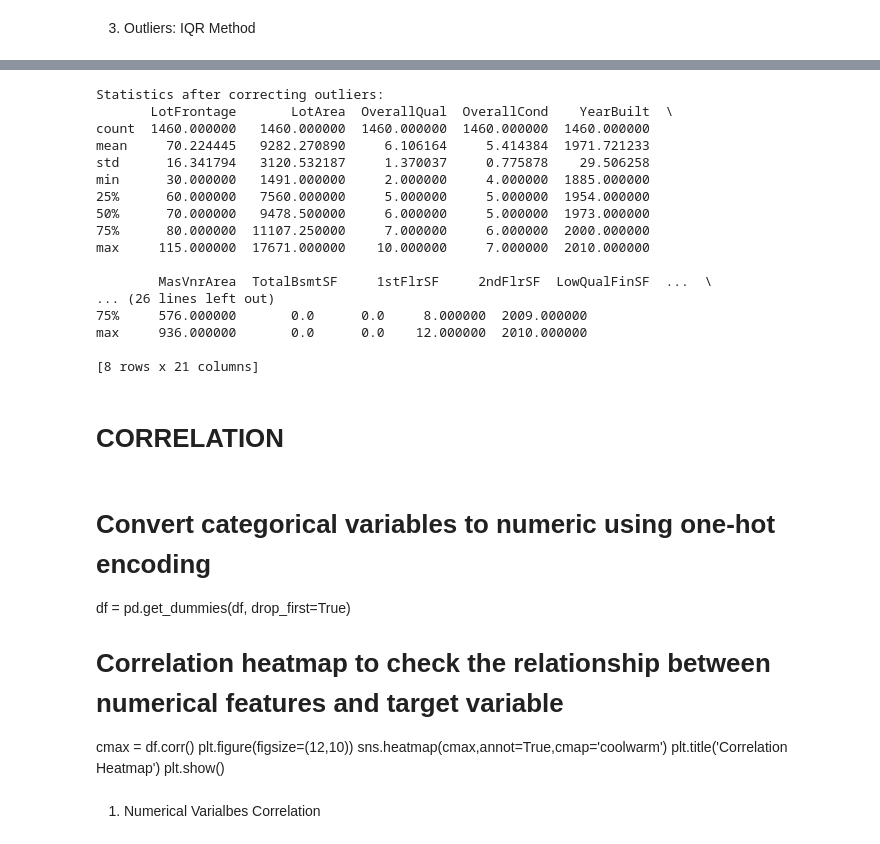
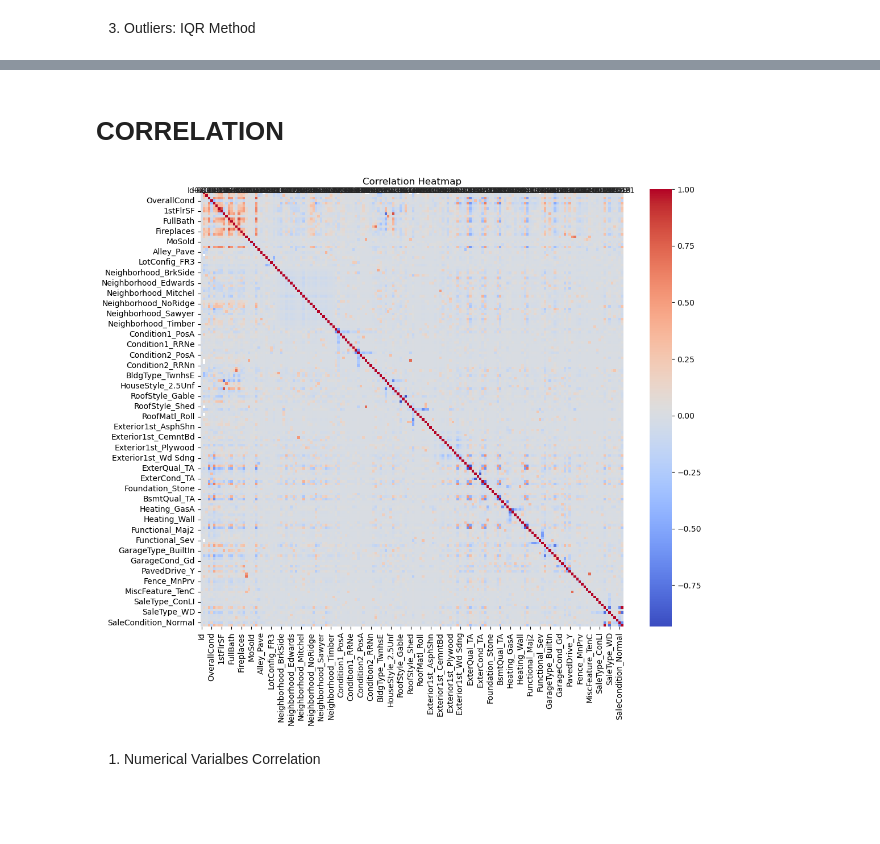
Before and after one commit to jparep/house-price-prediction, a Jupyter notebook: notebooks/house_price.ipynb, the cells around one changed output, grey strips where cells are left out. Drawn from its saved outputs; the diff is of its cells as text; code cells hidden in the pictures; blank space fills up the shorter version.

```diff
--- a/notebooks/house_price.ipynb
+++ b/notebooks/house_price.ipynb
@@ -355,46 +250,16 @@ plt.show()
-# %%
-# Additionally, you may want to remove or correct outliers depending on your analysis goals
-# For example, you can replace outliers with the median value of the respective columns
-X_transformed_df_corrected = df_X_trans.copy()
-for col in num_cols:
-    median_val = df_X_trans[col].median()
-    X_transformed_df_corrected.loc[X_transformed_df_corrected[col] < (Q1[col] - 1.5 * IQR[col]), col] = median_val
-    X_transformed_df_corrected.loc[X_transformed_df_corrected[col] > (Q3[col] + 1.5 * IQR[col]), col] = median_val
-
-# Now you can use X_transformed_df_corrected for further analysis or modeling
-
-# Print statistics after correcting outliers
-print("Statistics after correcting outliers:")
-print(X_transformed_df_corrected[num_cols].describe())
-# %% [output]
-Statistics after correcting outliers:
-       LotFrontage       LotArea  OverallQual  OverallCond    YearBuilt  \
-count  1460.000000   1460.000000  1460.000000  1460.000000  1460.000000
-mean     70.224445   9282.270890     6.106164     5.414384  1971.721233
-std      16.341794   3120.532187     1.370037     0.775878    29.506258
-min      30.000000   1491.000000     2.000000     4.000000  1885.000000
-25%      60.000000   7560.000000     5.000000     5.000000  1954.000000
-50%      70.000000   9478.500000     6.000000     5.000000  1973.000000
-75%      80.000000  11107.250000     7.000000     6.000000  2000.000000
-max     115.000000  17671.000000    10.000000     7.000000  2010.000000
-
-        MasVnrArea  TotalBsmtSF     1stFlrSF     2ndFlrSF  LowQualFinSF  ...  \
-... (26 lines left out)
-75%     576.000000       0.0      0.0     8.000000  2009.000000
-max     936.000000       0.0      0.0    12.000000  2010.000000
-
-[8 rows x 21 columns]
 # %% [markdown]
 # CORRELATION
-# %% [markdown]
-# Convert categorical variables to numeric using one-hot encoding
-df = pd.get_dummies(df, drop_first=True)
-
-# Correlation heatmap to check the relationship between numerical features and target variable
-cmax = df.corr()
-plt.figure(figsize=(12,10))
-sns.heatmap(cmax,annot=True,cmap='coolwarm')
-plt.title('Correlation Heatmap')
-plt.show()
+# %%
+# Convert categorical variables to numeric using one-hot encoding
+df = pd.get_dummies(df, drop_first=True)
+
+# Correlation heatmap to check the relationship between numerical features and target variable
+cmax = df.corr()
+plt.figure(figsize=(12,10))
+sns.heatmap(cmax,annot=True,cmap='coolwarm')
+plt.title('Correlation Heatmap')
+plt.show()
+# %% [output]
+[figure, added]
 # %% [markdown]
 1. Numerical Varialbes Correlation
```
Also changed, not shown: parts of 41 cells of this notebook.
